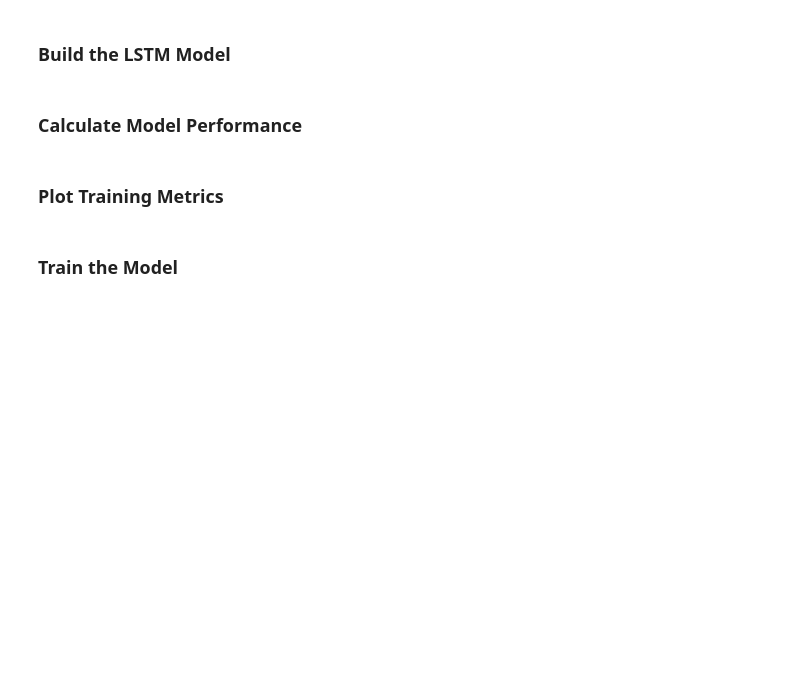
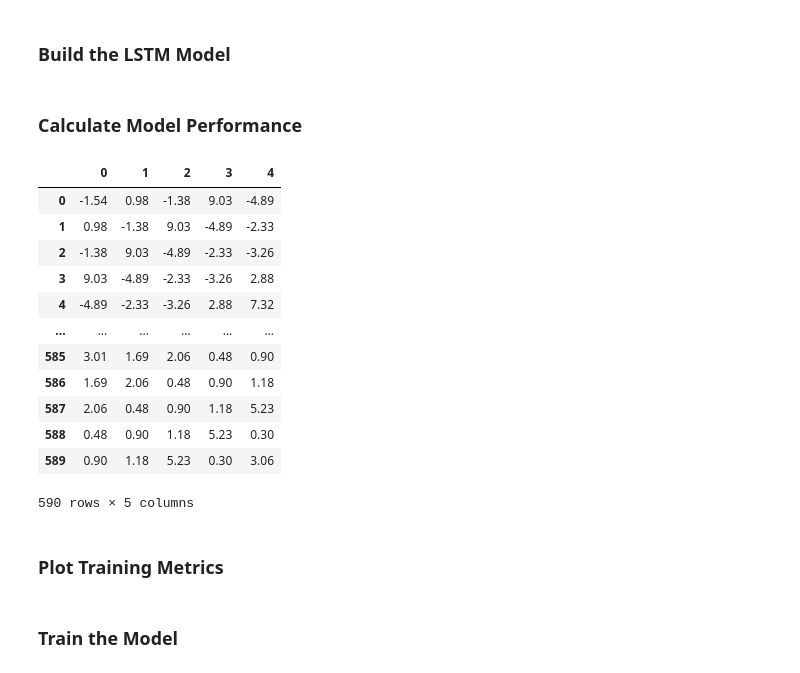
Before and after one commit to kconstable/market_predictions, a Jupyter notebook: data_preprocessing.ipynb, the cells around one changed output. Cells and saved outputs as stored; diff of their text form; code cells hidden in the pictures; blank space fills up the shorter version.

```diff
--- a/data_preprocessing.ipynb
+++ b/data_preprocessing.ipynb
@@ -459,6 +493,33 @@ def calculate_performance(x_test,y_test,model,scaler_y):
   print(f'{"Median Absolute Percentage Error (MDAPE)" :-<55} {np.round(mdape, 2):>5}%')
 
   return y_pred
+# %%
+# calculate_performance(x_test,y_test,model,scaler_y)
+
+y_pred = model.predict(x_test)
+y_pred_unscaled=scaler_y.inverse_transform(y_pred)
+y_test_unscaled = scaler_y.inverse_transform(y_test)
+
+# np.mean((np.abs(np.subtract(y_test_unscaled, y_pred_unscaled)/ y_test_unscaled))) * 100
+
+# np.subtract(y_test_unscaled,y_pred_unscaled)/y_test_unscaled
+tmp=pd.DataFrame(y_test_unscaled)
+# tmp[tmp[0]==0]
+tmp
+# %% [output]
+|  | 0 | 1 | 2 | 3 | 4 |
+| 0 | -1.54 | 0.98 | -1.38 | 9.03 | -4.89 |
+| 1 | 0.98 | -1.38 | 9.03 | -4.89 | -2.33 |
+| 2 | -1.38 | 9.03 | -4.89 | -2.33 | -3.26 |
+| 3 | 9.03 | -4.89 | -2.33 | -3.26 | 2.88 |
+| 4 | -4.89 | -2.33 | -3.26 | 2.88 | 7.32 |
+| ... | ... | ... | ... | ... | ... |
+| 585 | 3.01 | 1.69 | 2.06 | 0.48 | 0.90 |
+| 586 | 1.69 | 2.06 | 0.48 | 0.90 | 1.18 |
+| 587 | 2.06 | 0.48 | 0.90 | 1.18 | 5.23 |
+| 588 | 0.48 | 0.90 | 1.18 | 5.23 | 0.30 |
+| 589 | 0.90 | 1.18 | 5.23 | 0.30 | 3.06 |
+590 rows × 5 columns
 # %% [markdown]
 ### Plot Training Metrics
 # %%
```
Also changed, not shown: parts of 11 cells of this notebook.
